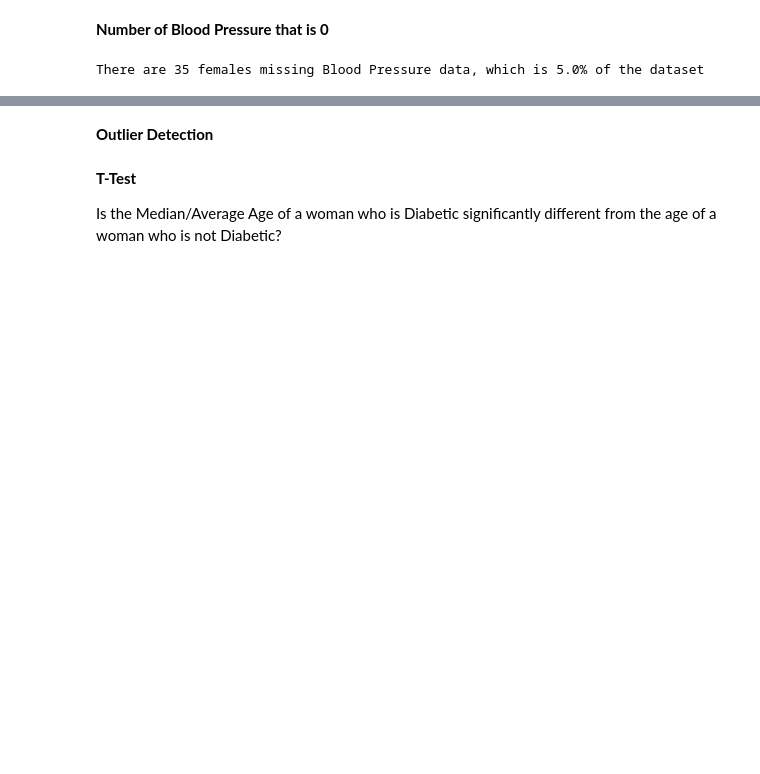
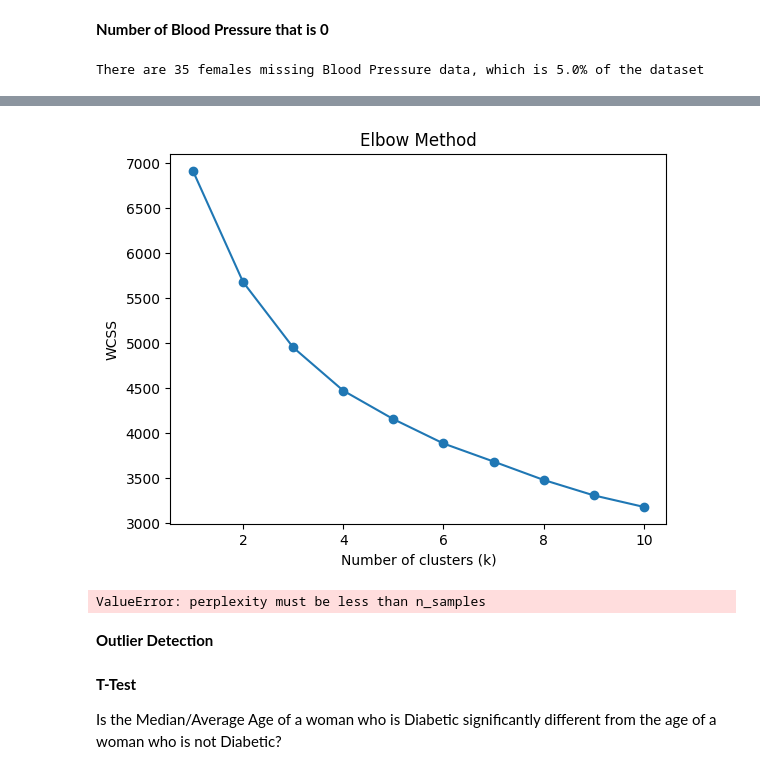
Before and after one commit to rhiats/pimaSpec, a Jupyter notebook: pima.ipynb, the cells around one changed output, grey strips where cells are left out. Drawn from its saved outputs; the diff is of its cells as text; code cells hidden in the pictures; blank space fills up the shorter version.

```diff
--- a/pima.ipynb
+++ b/pima.ipynb
@@ -218,3 +288,41 @@ There are 35 females missing Blood Pressure data, which is 5.0% of the dataset
+# %%
+wcss = []
+
+for i in range(1, 11):
+    kmeans = KMeans(n_clusters=i, init='k-means++', max_iter=300, n_init=10, random_state=0)
+    kmeans.fit(X)
+    wcss.append(kmeans.inertia_)
+
+plt.plot(range(1, 11), wcss, marker='o')
+plt.title('Elbow Method')
+plt.xlabel('Number of clusters (k)')
+plt.ylabel('WCSS')
+plt.show()
+# %% [output]
+[figure, added]
+# %%
+kmeans = KMeans(n_clusters=4)
+kmeans.fit(X)
+
+centers = kmeans.cluster_centers_
+labels = kmeans.labels_
+
+tsne = TSNE(n_components=2, perplexity=30, n_iter=300, random_state=42)
+X_tsne = tsne.fit_transform(X)
+
+cluster_centers = kmeans.cluster_centers_
+cluster_centers_tsne = tsne.fit_transform(cluster_centers)
+
+plt.figure(figsize=(8, 6))
+plt.scatter(X_tsne[:, 0], X_tsne[:, 1], c=labels, cmap='viridis', s=50, alpha=0.7, label='Data Points')
+plt.scatter(cluster_centers_tsne[:, 0], cluster_centers_tsne[:, 1], c='red', s=200, marker='X', label='Cluster Centers')
+
+plt.title('t-SNE + KMeans Clustering Visualization')
+plt.xlabel('t-SNE Component 1')
+plt.ylabel('t-SNE Component 2')
+plt.show()
+# %% [output]
+ValueError: perplexity must be less than n_samples
 # %% [markdown]
 **Outlier Detection**
 # %% [markdown]
```
Also changed, not shown: parts of 15 cells of this notebook.
